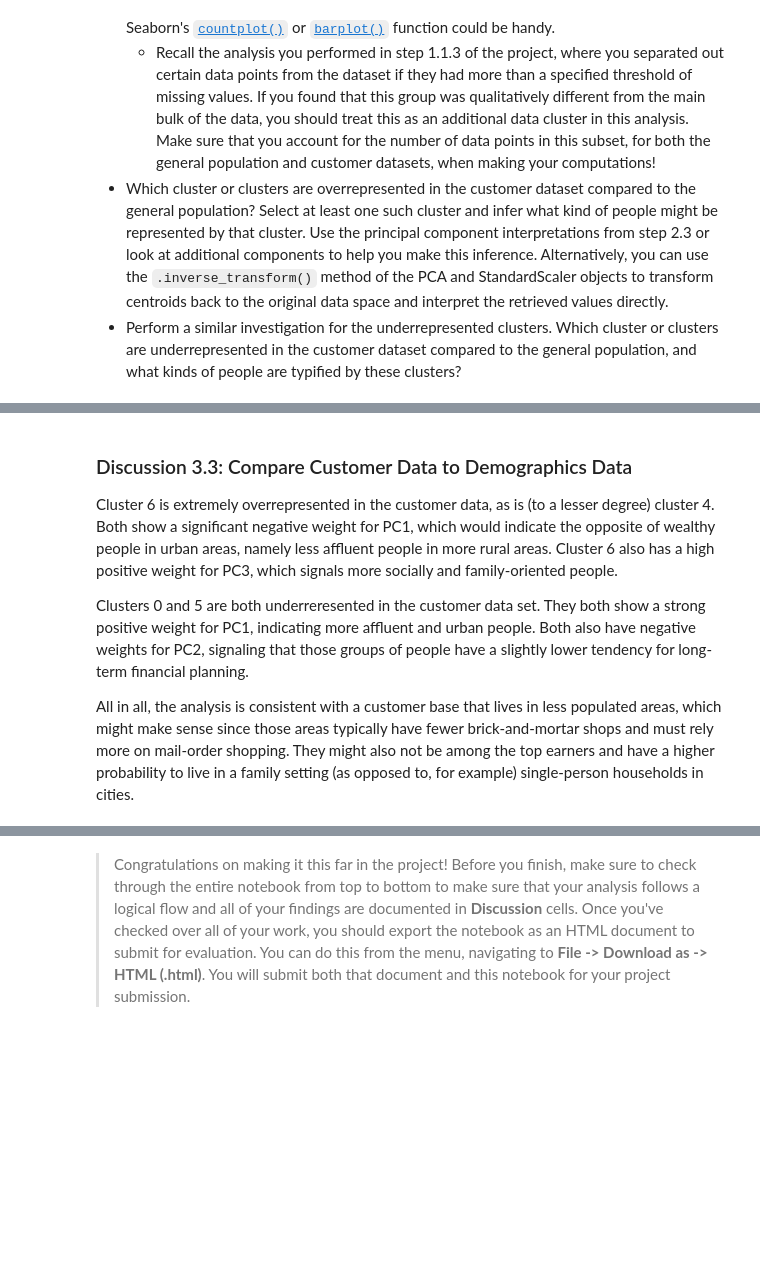
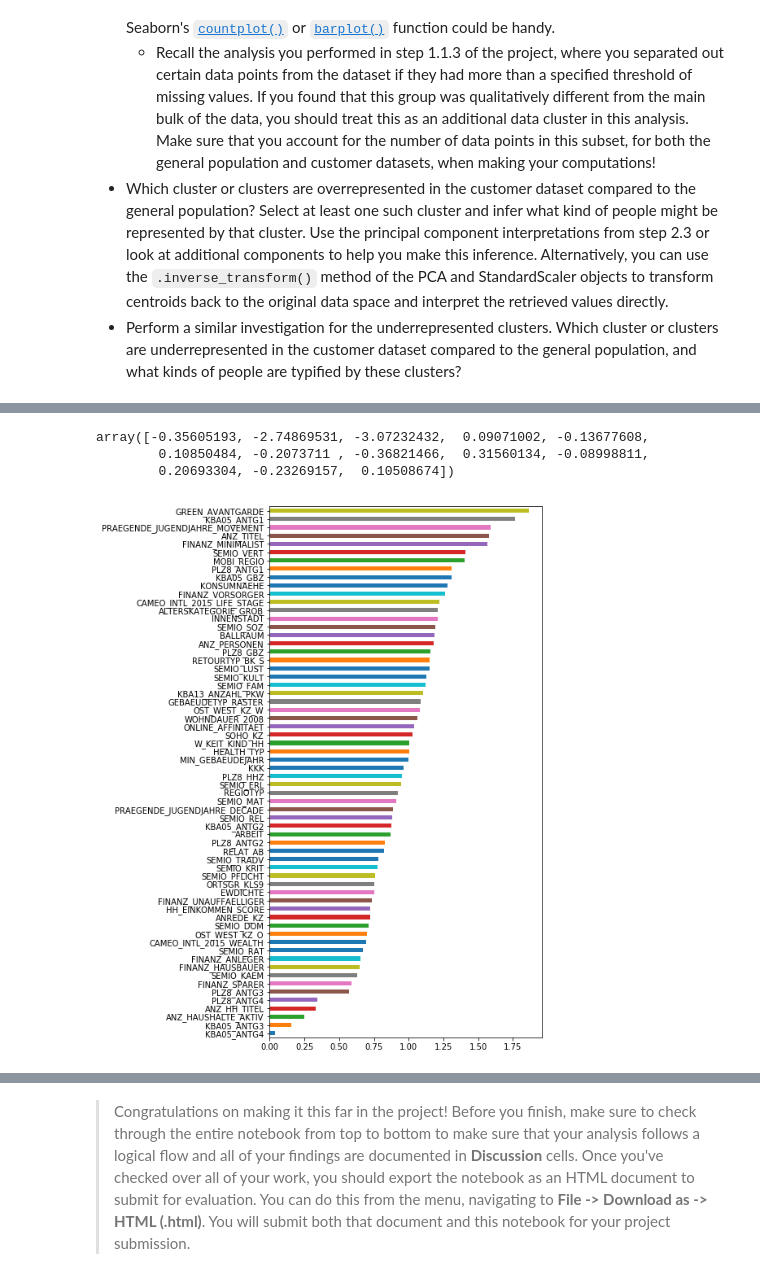
Before and after one commit to Bluecipher1/udacity-machine-learning-pytorch, a Jupyter notebook: identify-customer-segments/Identify_Customer_Segments.ipynb, the cells around one changed output, grey strips where cells are left out. Cells and saved outputs as stored; diff of their text form; code cells hidden in the pictures; blank space fills up the shorter version.

Commit message:
- now using 'most_frequent' rather than 'median' imputer - added missing plot for cluster selection - using inverse_transform to interpret clusters

```diff
--- a/identify-customer-segments/Identify_Customer_Segments.ipynb
+++ b/identify-customer-segments/Identify_Customer_Segments.ipynb
@@ -559,7 +661,7 @@ azdias_final = pd.DataFrame(imputer.fit_transform(azdias_final))
 # %%
 # Apply feature scaling to the general population demographics data.
-scaler = p.StandardScaler().fit(azdias_final)
-azdias_scaled = pd.DataFrame(scaler.transform(azdias_final))
+scaler = p.StandardScaler().fit(azdias_imputed)
+azdias_scaled = pd.DataFrame(scaler.transform(azdias_imputed))
 
 azdias_scaled.columns=azdias_final.columns
 # %%
@@ -768,10 +1006,17 @@ model.cluster_centers_[0]
 # %%
-model.cluster_centers_[5]
+model.cluster_centers_[1]
+# %% [output]
+array([-0.35605193, -2.74869531, -3.07232432,  0.09071002, -0.13677608,
+        0.10850484, -0.2073711 , -0.36821466,  0.31560134, -0.08998811,
+        0.20693304, -0.23269157,  0.10508674])
-# %% [markdown]
-### Discussion 3.3: Compare Customer Data to Demographics Data
-
-Cluster 6 is extremely overrepresented in the customer data, as is (to a lesser degree) cluster 4. Both show a significant negative weight for PC1, which would indicate the opposite of wealthy people in urban areas, namely less affluent people in more rural areas. Cluster 6 also has a high positive weight for PC3, which signals more socially and family-oriented people.
-
-Clusters 0 and 5 are both underreresented in the customer data set. They both show a strong positive weight for PC1, indicating more affluent and urban people. Both also have negative weights for PC2, signaling that those groups of people have a slightly lower tendency for long-term financial planning.
-
-All in all, the analysis is consistent with a customer base that lives in less populated areas, which might make sense since those areas typically have fewer brick-and-mortar shops and must rely more on mail-order shopping. They might also not be among the top earners and have a higher probability to live in a family setting (as opposed to, for example) single-person households in cities.
+# %%
+inverted = pd.DataFrame(scaler.inverse_transform(pca.inverse_transform(model.cluster_centers_)), columns=azdias_final.columns)
+# %%
+inv_demeaned = inverted / inverted.mean()
+# %%
+cluster5 = inv_demeaned.iloc[5].sort_values()
+# %%
+plt.figure(figsize=(6,12))
+p1 = cluster5.plot.barh();
+# %% [output]
+[figure, added]
```
Also changed, not shown: parts of 35 cells of this notebook, 1 other file.
